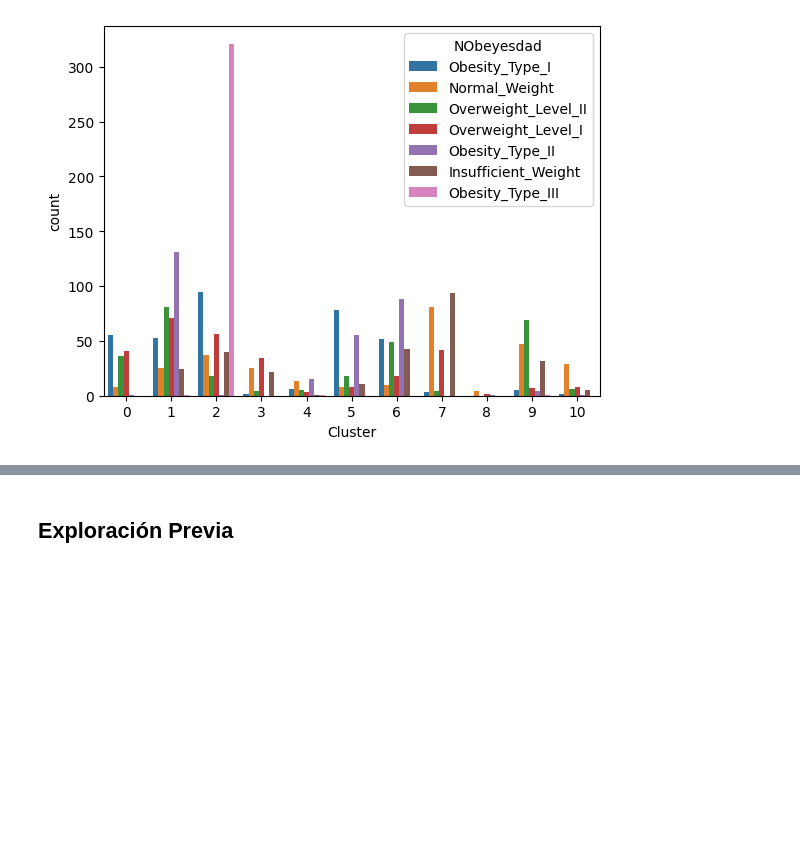
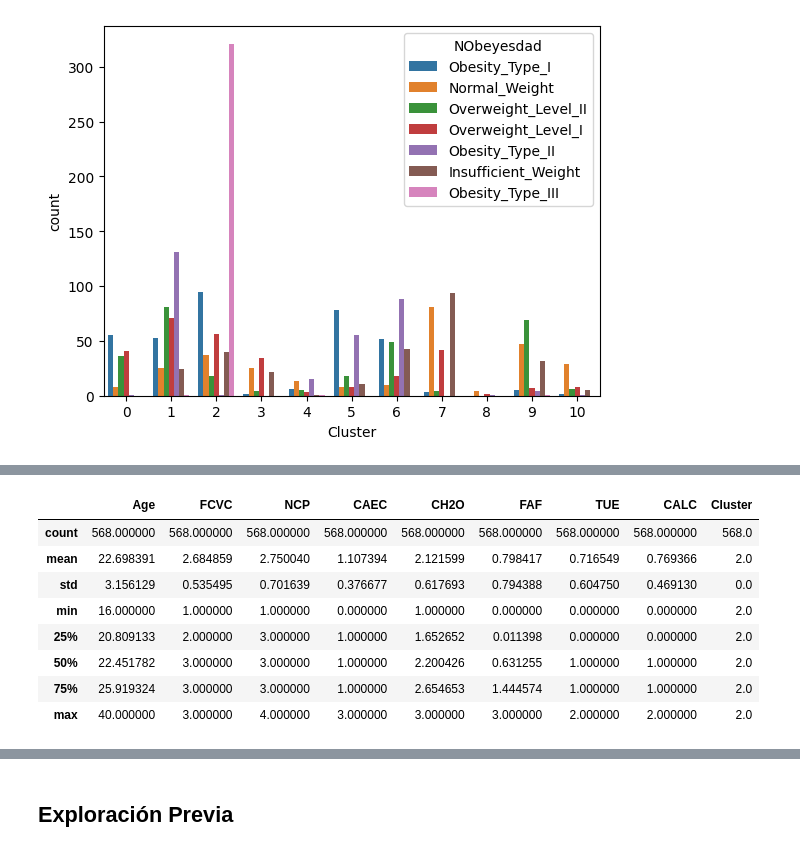
Before and after one commit to Izainea/Proyecto_1, a Jupyter notebook: Código/Caso Obesidad-2024_ML_VIRTUAL.ipynb, the cells around one changed output, grey strips where cells are left out. Saved outputs shown, nothing was run; the diff lists cells and outputs as text; code cells hidden in the pictures; blank space fills up the shorter version.

```diff
--- a/Código/Caso Obesidad-2024_ML_VIRTUAL.ipynb
+++ b/Código/Caso Obesidad-2024_ML_VIRTUAL.ipynb
@@ -235,3 +235,9 @@ sns.countplot(data=DataO,x='Cluster',hue='NObeyesdad')
 # %% [output]
 <Axes: xlabel='Cluster', ylabel='count'>
 [figure]
+# %%
+### El cluster 2 tiene información importante sobre los hábitos de los de obesidad tipo 3
+
+DataO_OBTIII=DataO[DataO['Cluster']==2]
+
+DataO_OBTIII['NObeyesdad'].value_counts()
@@ -237,0 +254,14 @@ sns.countplot(data=DataO,x='Cluster',hue='NObeyesdad')
+# %%
+## Descripción de los datos
+
+DataO_OBTIII.describe()
+# %% [output]
+|  | Age | FCVC | NCP | CAEC | CH2O | FAF | TUE | CALC | Cluster |
+| count | 568.000000 | 568.000000 | 568.000000 | 568.000000 | 568.000000 | 568.000000 | 568.000000 | 568.000000 | 568.0 |
+| mean | 22.698391 | 2.684859 | 2.750040 | 1.107394 | 2.121599 | 0.798417 | 0.716549 | 0.769366 | 2.0 |
+| std | 3.156129 | 0.535495 | 0.701639 | 0.376677 | 0.617693 | 0.794388 | 0.604750 | 0.469130 | 0.0 |
+| min | 16.000000 | 1.000000 | 1.000000 | 0.000000 | 1.000000 | 0.000000 | 0.000000 | 0.000000 | 2.0 |
+| 25% | 20.809133 | 2.000000 | 3.000000 | 1.000000 | 1.652652 | 0.011398 | 0.000000 | 0.000000 | 2.0 |
+| 50% | 22.451782 | 3.000000 | 3.000000 | 1.000000 | 2.200426 | 0.631255 | 1.000000 | 1.000000 | 2.0 |
+| 75% | 25.919324 | 3.000000 | 3.000000 | 1.000000 | 2.654653 | 1.444574 | 1.000000 | 1.000000 | 2.0 |
+| max | 40.000000 | 3.000000 | 4.000000 | 3.000000 | 3.000000 | 3.000000 | 2.000000 | 2.000000 | 2.0 |
```
Also changed, not shown: parts of 4 cells of this notebook.
